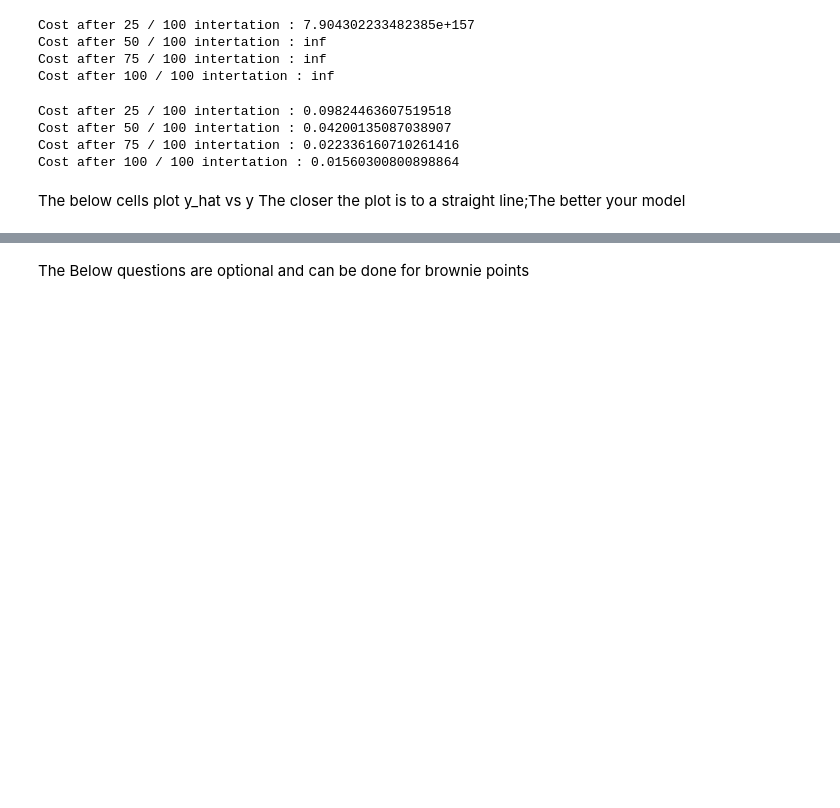
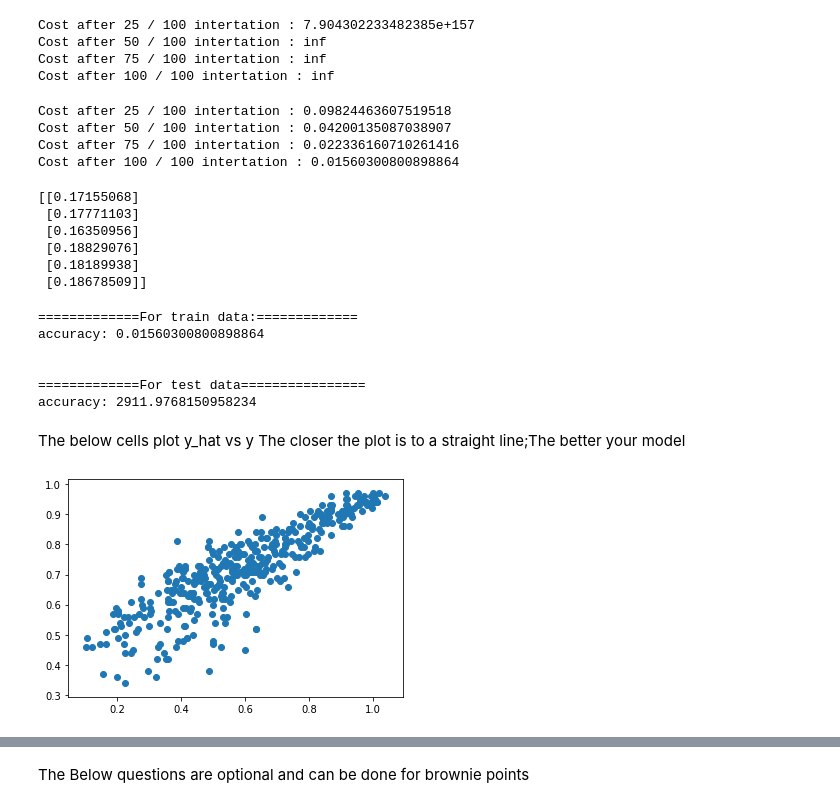
Before and after one commit to AnirudhAchal/Linear-Regression-From-Scratch, a Jupyter notebook: ML take home/Q1/take-home.ipynb, the cells around one changed output, grey strips where cells are left out. Saved outputs shown, nothing was run; the diff lists cells and outputs as text; code cells hidden in the pictures; blank space fills up the shorter version.

Commit message:
Graphs added

```diff
--- a/ML take home/Q1/take-home.ipynb
+++ b/ML take home/Q1/take-home.ipynb
@@ -150,7 +150,7 @@ X_train = scaler.transform(X_train)
 #Fit model to normalised data using minmaxscaler
 #use alpha=0.01,iter=100
 
-lin_model_fit(X_train, y_train, 0.01, 100, True);
+final_theta, J, costs = lin_model_fit(X_train, y_train, 0.01, 100, True);
 # %% [output]
 Cost after 25 / 100 intertation : 0.09824463607519518
 Cost after 50 / 100 intertation : 0.04200135087038907
@@ -160,14 +160,20 @@ Cost after 100 / 100 intertation : 0.01560300800898864
 #draw combined graph of above models of cost V/s iterations
 # %%
 #store best value of weights in weights_final
-weights_final=
+weights_final = final_theta
+print(weights_final)
+# %% [output]
+[[0.17155068]
+ [0.17771103]
+ [0.16350956]
+ [0.18829076]
+ [0.18189938]
+ [0.18678509]]
 # %%
 #write function to use model on data for prediction
-def predict(X,w):
+def predict(X_temp, theta):
     #your code here
-
-
-
+    prediction = hypo(theta, X_temp)
     return prediction
 # %%
 #Calculate accuracy
@@ -183,15 +189,24 @@ pred_test=predict(X_test,weights_final)
 # %%
 #DO NOT EDIT
 print("=============For train data:=============")
-acc1=accuracy(Y_tr,pred_train)
+acc1=accuracy(y_train,pred_train)
 print("accuracy:",acc1)
 print("\n\n=============For test data================")
-acc2=accuracy(Y_ts,pred_test)
+acc2=accuracy(y_test,pred_test)
 print("accuracy:",acc2)
+# %% [output]
+=============For train data:=============
+accuracy: 0.01560300800898864
+
+
+=============For test data================
+accuracy: 2911.9768150958234
 # %% [markdown]
 The below cells plot y_hat vs y
 The closer the plot is to a straight line;The better your model
 # %%
-plt.scatter(pred_train,Y_tr)
+plt.scatter(pred_train, y_train)
 plt.show()
+# %% [output]
+[figure, added]
 # %%
```
Also changed, not shown: parts of 3 cells of this notebook.
